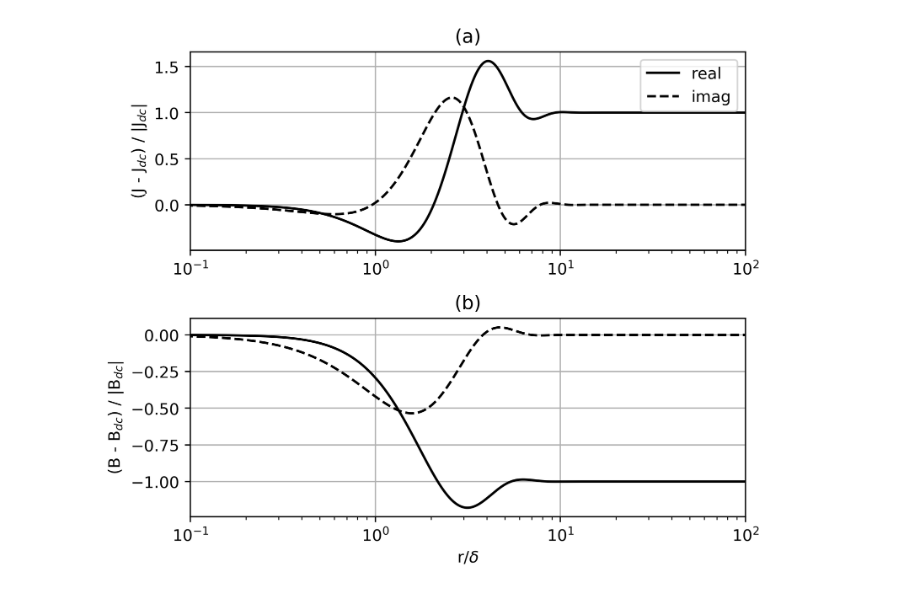
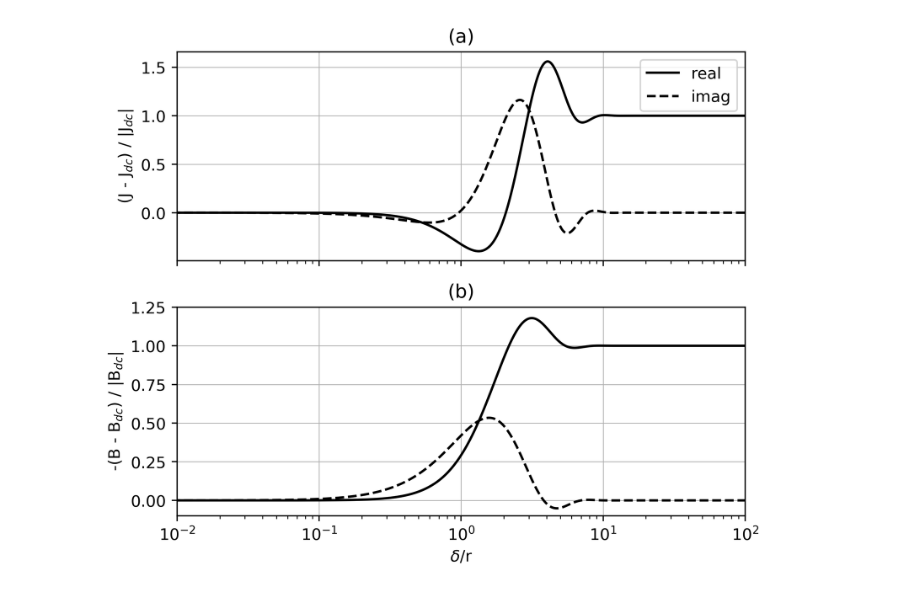
Before and after one commit to lheagy/heagy-2024-casing-upscaling, a Jupyter notebook: electric-dipole-wholespace.ipynb, the cells around one changed output. Drawn from its saved outputs; the diff is of its cells as text; code cells hidden in the pictures.

```diff
--- a/electric-dipole-wholespace.ipynb
+++ b/electric-dipole-wholespace.ipynb
@@ -33,9 +43,9 @@ def plot_streamlines(x, z, v, ax):
 # %%
-mur = 1
+mur = 10
 sigma = 5e6
 dc_dipole = fdem.ElectricDipoleWholeSpace(sigma=sigma, mu=mur*mu_0, frequency=0, orientation = "z")
 # %%
-rx_x = 0.25 * np.linspace(-1, 1, 500)
+rx_x = 1 * np.linspace(-1, 1, 500)
 rx_locs = utils.ndgrid(rx_x, np.r_[0], rx_x)
 # %%
 def skin_depth(freq, sig=sigma, mur=mur):
@@ -138,11 +309,11 @@ for a in ax.flatten():
 # %%
 # look at amplitude of jreal - jdc, breal - bdc as a function of frequency
-frequencies = 10**np.linspace(-4, 5, 5000)
+frequencies = 10**np.linspace(-6, 10, 5000)
 
 rx_loc = np.r_[0.1, 0, 0]
 
-j = np.zeros_like(frequencies, dtype=np.complex128)
-b = np.zeros_like(frequencies, dtype=np.complex128)
+j_freq = np.zeros_like(frequencies, dtype=np.complex128)
+b_freq = np.zeros_like(frequencies, dtype=np.complex128)
 
 j_real_minus_dc = np.zeros_like(frequencies)
 b_real_minus_dc = np.zeros_like(frequencies)
@@ -153,11 +324,11 @@ b_dc = dc_dipole.magnetic_flux_density(rx_loc)[1].real
 
 for i, f in enumerate(frequencies):
     dipole.frequency = f
-    j[i] = dipole.current_density(rx_loc)[2]
-    b[i] = dipole.magnetic_flux_density(rx_loc)[1]
+    j_freq[i] = dipole.current_density(rx_loc)[2]
+    b_freq[i] = dipole.magnetic_flux_density(rx_loc)[1]
 
-    j_real_minus_dc[i] = j[i].real - j_dc
-    b_real_minus_dc[i] = b[i].real - b_dc
+    j_real_minus_dc[i] = j_freq[i].real - j_dc
+    b_real_minus_dc[i] = b_freq[i].real - b_dc
 # %%
 # fig, ax = plt.subplots(2, 1, figsize=(6, 6))
 
@@ -181,3 +384,3 @@ for i, f in enumerate(frequencies):
 # %%
 delta = skin_depth(frequencies)
-x_axis = rx_loc[0]/delta # / delta
+x_axis = (rx_loc[0]/delta) # / delta
@@ -184,24 +421,36 @@ x_axis = rx_loc[0]/delta # / delta
 # %%
-fig, ax = plt.subplots(2, 1, figsize=(6, 5), dpi=400)
+fig, ax = plt.subplots(2, 1, figsize=(6, 5), dpi=400, sharex=True)
 
-ax[0].semilogx(x_axis, (j.real-j_dc)/np.abs(j_dc), "k", label="real")
-ax[0].semilogx(x_axis, j.imag/np.abs(j_dc), "--k", label="imag")
+ax[0].semilogx(x_axis, (j_freq.real-j_dc)/np.abs(j_dc), "k", label="real")
+ax[0].semilogx(x_axis, j_freq.imag/np.abs(j_dc), "--k", label="imag")
 
-ax[1].semilogx(x_axis, (b.real-b_dc)/np.abs(b_dc), "k")
-ax[1].semilogx(x_axis, b.imag/np.abs(b_dc), "--k")
+ax[1].semilogx(x_axis, -(b_freq.real-b_dc)/np.abs(b_dc), "k")
+ax[1].semilogx(x_axis, -b_freq.imag/np.abs(b_dc), "--k")
+
+wavelengths = np.r_[0.25, 0.5, 1, 2]
+plot_lines = 2 * np.pi * wavelengths
 
 for a in ax.flatten():
-    a.grid()
-    a.set_xlim(np.r_[1e-1, 1e2])
+    a.grid(lw=0.5)
+    a.set_xlim(np.r_[1e-2, 1e2])
+
+#     ylim = a.get_ylim()
+#     a.vlines(plot_lines, ymin=np.min(ylim), ymax=np.max(ylim), ls=":", color="C3", lw=1.5)
+#     a.set_ylim(ylim)
+
+#     for j, w in enumerate(wavelengths):
+#         a.text(plot_lines[j]*1.05, np.min(ylim)*0.95, f"{2*w:1.1f} $\pi$", color="r", va="bottom", ha="left", fontsize=8)
+
 
 ax[0].set_ylabel("(J - J$_{dc}$) / |J$_{dc}|$")
-ax[1].set_ylabel("(B - B$_{dc}$) / |B$_{dc}|$")
+ax[1].set_ylabel("-(B - B$_{dc}$) / |B$_{dc}|$")
 
 ax[0].legend()
 ax[0].set_title("(a)")
 ax[1].set_title("(b)")
-ax[1].set_xlabel("r/$\delta$")
+ax[1].set_xlabel("$\delta$/r")
+ax[1].set_ylim([-0.1, 1.25])
 # fig.suptitle(f"{sigma:1.1e} S/m, {mur} $\mu_0$, x={rx_loc[0]}m ")
 plt.tight_layout()
 # %% [output]
-[figure, old version]
+[figure, new version]
```
Also changed, not shown: parts of 36 cells of this notebook, 30 other files.
